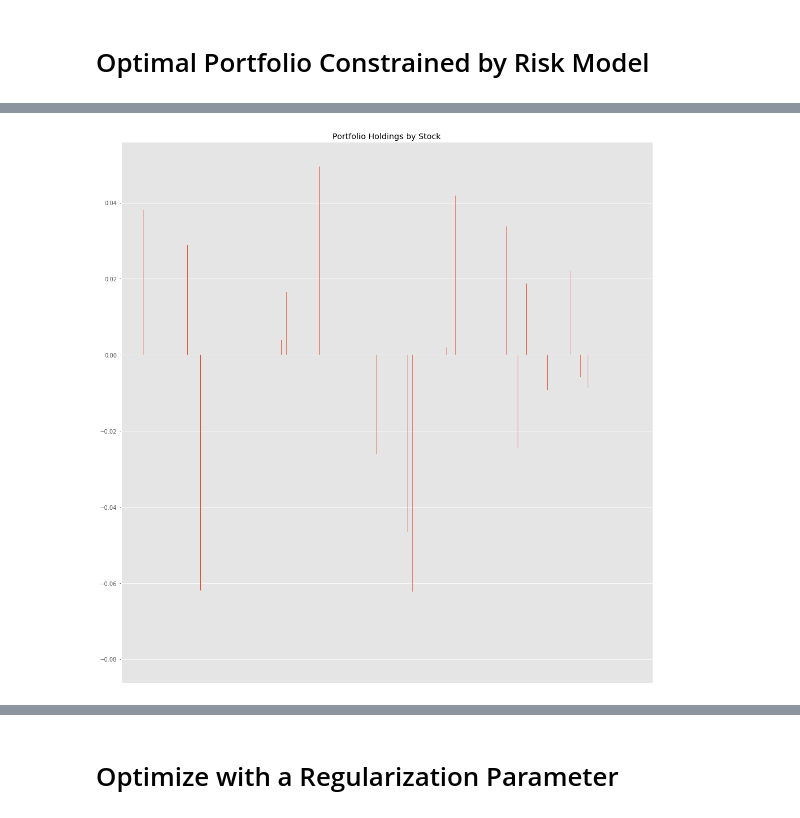
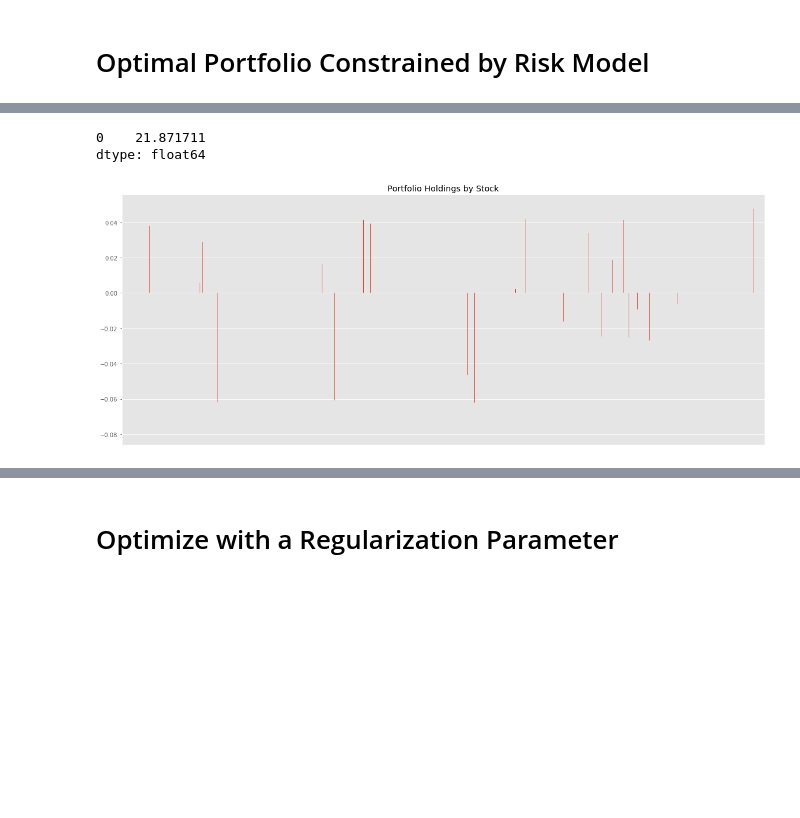
Before and after one commit to rwuebker/backtesting, a Jupyter notebook: testing/compare_new.ipynb, the cells around one changed output, grey strips where cells are left out. Cells and saved outputs as stored; diff of their text form; code cells hidden in the pictures; blank space fills up the shorter version.

```diff
--- a/testing/compare_new.ipynb
+++ b/testing/compare_new.ipynb
@@ -11,7 +11,9 @@ import sys
 import matplotlib.pyplot as plt
 import matplotlib.style as style
 style.use('ggplot')
-plt.rcParams['figure.figsize'] = (14,14)
+#plt.rcParams['figure.figsize'] = (14,14)
+from IPython.core.pylabtools import figsize
+figsize(14,8)
 
 mod_path = '/Users/richard.wuebker/Projects/price_data_utils'
 if mod_path not in sys.path:
@@ -475,7 +477,7 @@ alpha_vector.head()
 # %%
 class OptimalHoldingsCVX:
 
-    def __init__(self, risk_model, alpha_vector, previous, risk_cap=0.05, factor_max=10.0, aum=50e6, lambda_reg=0.50,
+    def __init__(self, risk_model, alpha_vector, previous, risk_cap=0.05, factor_max=10.0, aum=50e6, lambda_reg=0.00,
                  factor_min=-10.0, weights_max=0.55, weights_min=-0.55, risk_aversion=1.0e-6):
 
         self.risk_model = risk_model
@@ -503,7 +505,7 @@ class OptimalHoldingsCVX:
         m = ra * 0.50
         #func = m * cvx.sum((Q @ h1)**2) + m * ((h1**2) @ ivv) - (h1 @ av) + ((h1-h0)**2) @ lv + self.lambda_reg * cvx.norm(h1, 2)
         #func = np.array(av.T) @ h1 #+ self.lambda_reg * cvx.norm(h1, 2) + ((h1-h0)**2) @ lv
-        obj_func = cvx.Minimize(np.array(av.T) * h1)
+        obj_func = cvx.Minimize(np.array(av.T) * h1 + self.lambda_reg * cvx.norm(h1, 2))
         #self.is_dcp = cvx.Problem(obj_func, []).is_dcp()
         #print(self.is_dcp)
         end = time.time()
@@ -530,8 +532,6 @@ class OptimalHoldingsCVX:
 
     def get_risk(self, h1):
         start = time.time()
-        #Q = self.risk_model.Q
-        #h1 = self.h1
         ivv = self.risk_model.i_var_vector
         #result = cvx.sum((Q @ h1)**2) + (h1**2) @ ivv
         ivm = self.risk_model.i_var_matrix.values
@@ -725,3 +588,0 @@ class OptimalHoldings(AbstractOptimalHoldings):
-# %%
-optimal_weights = OptimalHoldings().find(alpha_vector, risk_model.factor_exposures, risk_model.factor_cov_matrix,
-                                         risk_model.i_var_vector)
@@ -746,10 +589,14 @@ Runtime: 26.187648 seconds.
+# %%
+risk_model.i_var_vector.sum()
+# %% [output]
+0    21.871711
+dtype: float64
 # %%
+figsize(20, 8)
 optimal_weights.plot.bar(legend=None, title='Portfolio Holdings by Stock')
 x_axis = plt.axes().get_xaxis()
 x_axis.set_visible(False)
-plt.rcParams['figure.figsize'] = (14,14)
-plt.tight_layout()
 # %% [output]
-[figure, old version]
+[figure, new version]
 # %%
 optimal_weights.head()
```
Also changed, not shown: parts of 12 cells of this notebook.
